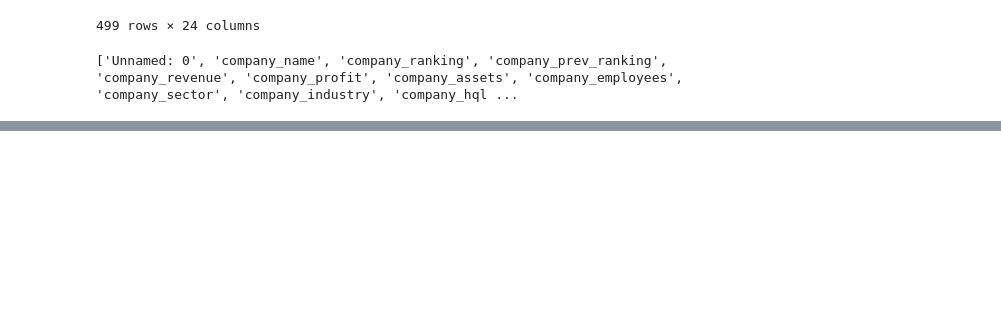
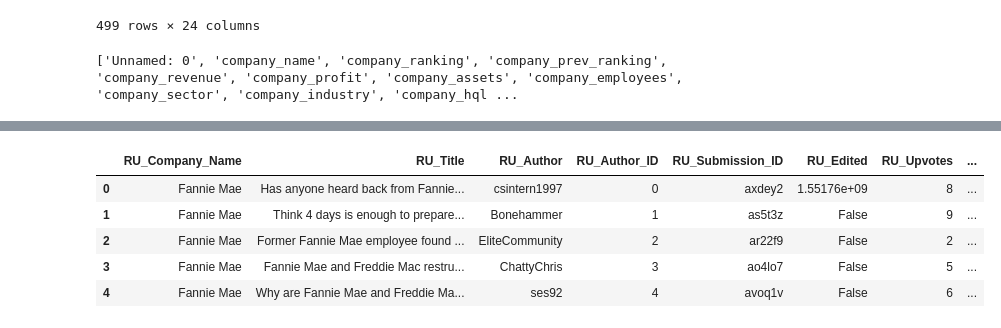
Before and after one commit to adiHusky/Analysis-of-Fortune-500-companies-using-python-libraries-and-a-data-model-, a Jupyter notebook: DMDD_FORTUNE_500_ASSIGNMENT_2.ipynb, the cells around one changed output, grey strips where cells are left out. Drawn from its saved outputs; the diff is of its cells as text; code cells hidden in the pictures; blank space fills up the shorter version.

```diff
--- a/DMDD_FORTUNE_500_ASSIGNMENT_2.ipynb
+++ b/DMDD_FORTUNE_500_ASSIGNMENT_2.ipynb
@@ -256,15 +182,0 @@ finance_table = company_dataframe.filter(['company_id','company_name','company_r
-# %%
-import json
-import tweepy
-auth = tweepy.OAuthHandler('sXYRrKGbTIJcqWukG3YcRzSau', 'E3MHxRbzKU2SqOuxzqU8AsPdPwggP8nmm7EutbfALvJ1GPJVay')
-auth.set_access_token('2413743440-iWxGOECO02oN3wGJGxO50p3pyBjI9hC85rFaTY3', 'B526BwptAsNykIR9V1XLScuGDSaT3KuVh8ba3eu6gY0ew')
-api = tweepy.API(auth)
-json_str_new=[]
-users=[]
-users_company_id=[]
-
-for i in company_dataframe['company_name']:
-    users.append(api.search_users(i,20,10))
-    users_company_id.append(i)
-
-#users.append(api.search_users('United Technologies Corporation',20,10))
@@ -365,0 +275,61 @@ reddit_dataframe.to_csv("reddit_dataframe.csv")
+# %%
+
+import pandas as pd
+import time
+
+comList=[]
+Text=[]
+Author=[]
+ID=[]
+Edited=[]
+Ups=[]
+Downs=[]
+Likes=[]
+Time=[]
+author_id=[]
+
+company_name=["Fannie Mae","HP Inc.","Pfizer Inc.","Cisco Systems,Inc.","Morgan Stanley",
+                    "Oracle Corporation","Facebook, Inc.","Honeywell International Inc.","Delta Air Lines, Inc.",
+                    "Best Buy Co., Inc.","Macys, Inc.","Marriott International, Inc.","Starbucks Corporation",
+                    "Abbott Laboratories","Qualcomm Incorporated","Kellogg Company","PayPal Holdings, Inc.",
+                    "Tesla, Inc.","Netflix, Inc.","Wayfair Inc.","Levi Strauss & Co."]
+
+#for c in company_name:
+for j, data in enumerate(company_name):
+
+    for i,submission in enumerate(reddit.subreddit('all').search(data)): #looping on the list
+
+        comList.append(data) #appending to the lists from the submission object
+        Text.append(submission.title)
+        author_id.append(i)
+        Author.append(submission.author.name)
+        ID.append(submission.id)
+        Edited.append(submission.edited)
+        Ups.append(submission.ups)
+        Downs.append(submission.downs)
+        Likes.append(submission.likes) #using methods to modify time in the required format
+        Time.append(time.strftime("%Y-%m-%d %H:%M:%S", time.localtime(submission.created_utc)))
+        if(i==20):
+            break
+
+
+submission_dataframe = pd.DataFrame({
+"RU_Company_Name":comList,
+"RU_Title":Text,
+"RU_Author":Author,
+"RU_Author_ID":author_id,
+"RU_Submission_ID":ID,
+"RU_Edited":Edited,
+"RU_Upvotes":Ups,
+"RU_Downvotes":Downs,
+"RU_Likes":Likes,
+"RU_Time":Time })
+submission_dataframe.head()
+#reddit_dataframe.to_csv("reddit_dataframe_20_Reddit_list_time_ymd.csv")
+# %% [output]
+|  | RU_Company_Name | RU_Title | RU_Author | RU_Author_ID | RU_Submission_ID | RU_Edited | RU_Upvotes | ... |
+| 0 | Fannie Mae | Has anyone heard back from Fannie... | csintern1997 | 0 | axdey2 | 1.55176e+09 | 8 | ... |
+| 1 | Fannie Mae | Think 4 days is enough to prepare... | Bonehammer | 1 | as5t3z | False | 9 | ... |
+| 2 | Fannie Mae | Former Fannie Mae employee found ... | EliteCommunity | 2 | ar22f9 | False | 2 | ... |
+| 3 | Fannie Mae | Fannie Mae and Freddie Mac restru... | ChattyChris | 3 | ao4lo7 | False | 5 | ... |
+| 4 | Fannie Mae | Why are Fannie Mae and Freddie Ma... | ses92 | 4 | avoq1v | False | 6 | ... |
```
Also changed, not shown: parts of 38 cells of this notebook, 1 other file.
